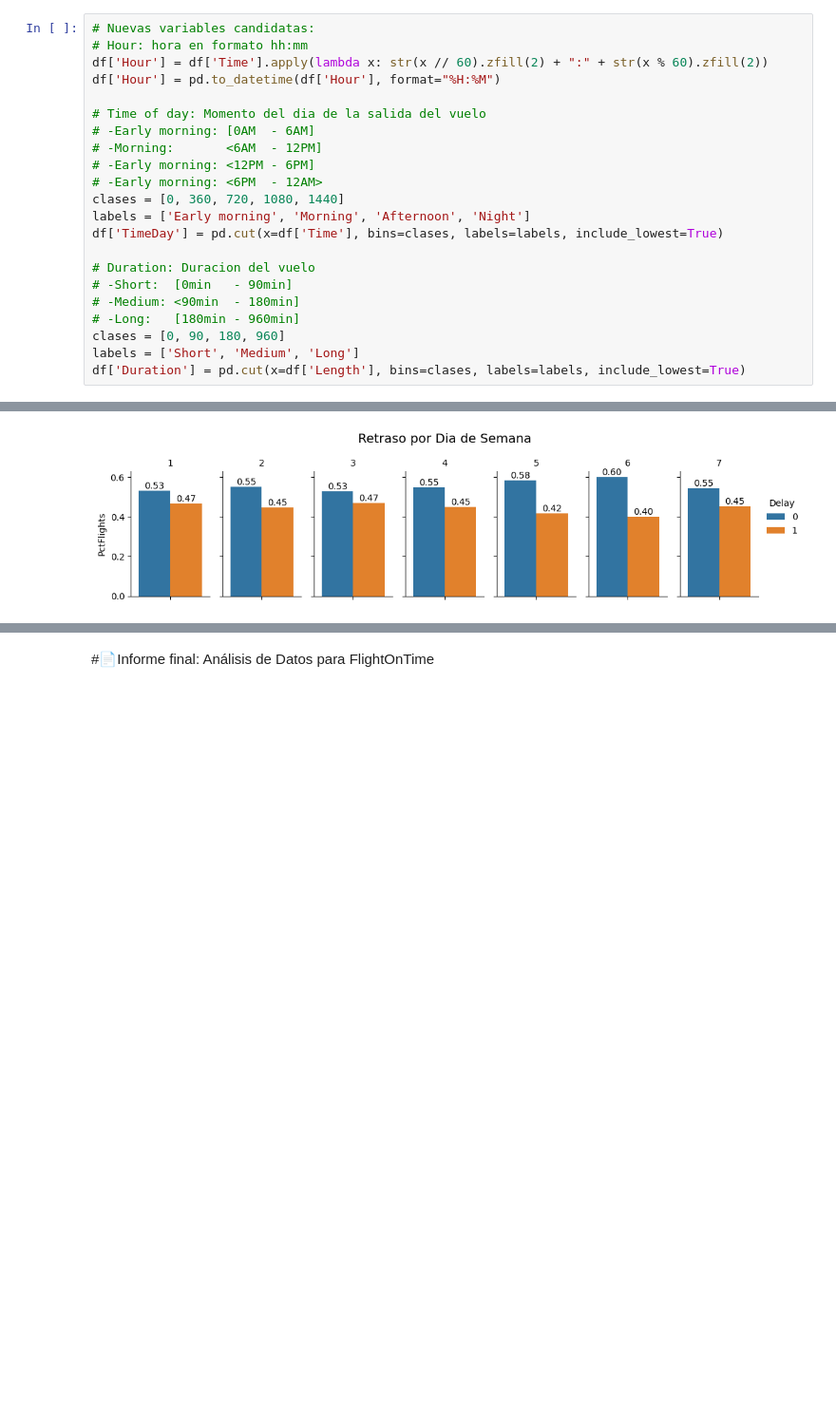
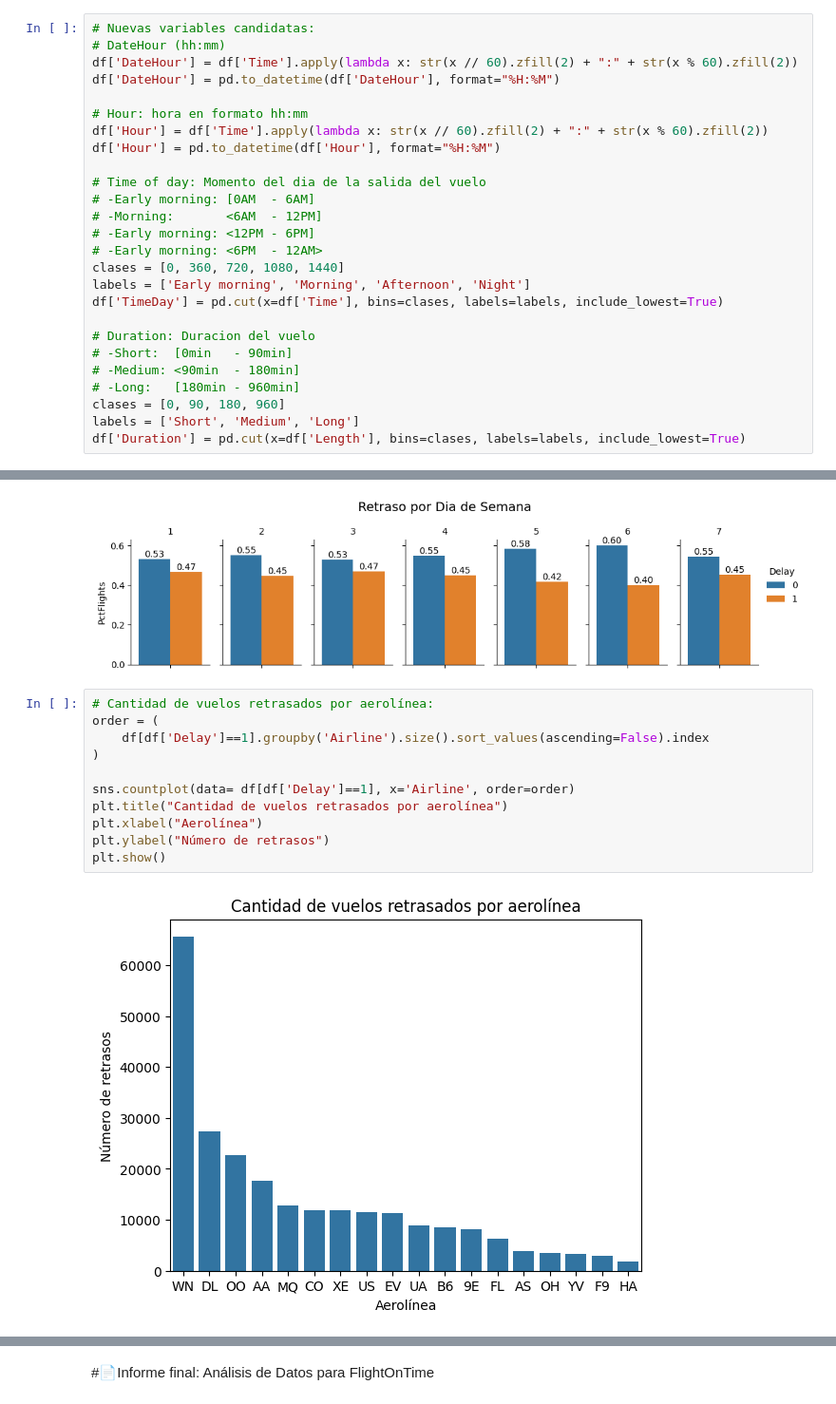
Before and after one commit to Sts87/FlightOnTime, a Jupyter notebook: FlightOnTime_Modelado 2.1.ipynb, the cells around one changed output, grey strips where cells are left out. Shown at 95% size. Saved outputs shown, nothing was run; the diff lists cells and outputs as text; blank space fills up the shorter version.

```diff
--- a/FlightOnTime_Modelado 2.1.ipynb
+++ b/FlightOnTime_Modelado 2.1.ipynb
@@ -157,6 +157,10 @@ df_delay
 ### NUEVAS VARIABLES
 # %%
 # Nuevas variables candidatas:
+# DateHour (hh:mm)
+df['DateHour'] = df['Time'].apply(lambda x: str(x // 60).zfill(2) + ":" + str(x % 60).zfill(2))
+df['DateHour'] = pd.to_datetime(df['DateHour'], format="%H:%M")
+
 # Hour: hora en formato hh:mm
 df['Hour'] = df['Time'].apply(lambda x: str(x // 60).zfill(2) + ":" + str(x % 60).zfill(2))
 df['Hour'] = pd.to_datetime(df['Hour'], format="%H:%M")
@@ -229,3 +233,16 @@ g.fig.suptitle("Retraso por Dia de Semana", y=1.1, fontsize=14)
 plt.show()
 # %% [output]
 [figure]
+# %%
+# Cantidad de vuelos retrasados por aerolínea:
+order = (
+    df[df['Delay']==1].groupby('Airline').size().sort_values(ascending=False).index
+)
+
+sns.countplot(data= df[df['Delay']==1], x='Airline', order=order)
+plt.title("Cantidad de vuelos retrasados por aerolínea")
+plt.xlabel("Aerolínea")
+plt.ylabel("Número de retrasos")
+plt.show()
+# %% [output]
+[figure, added]
```
Also changed, not shown: parts of 24 cells of this notebook.
